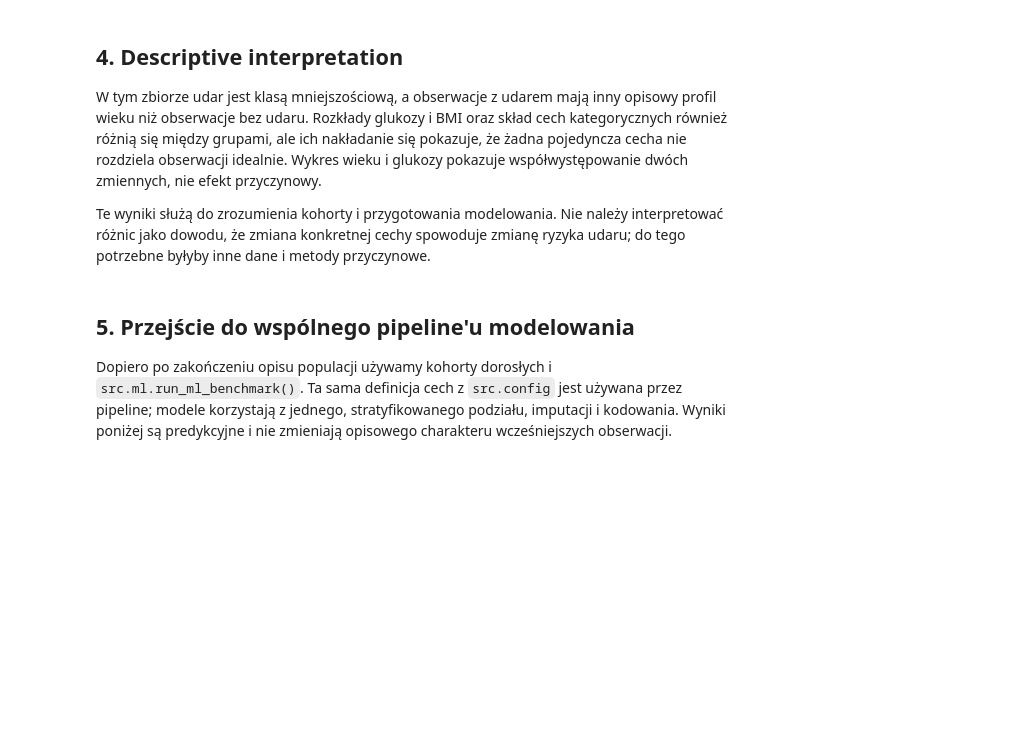
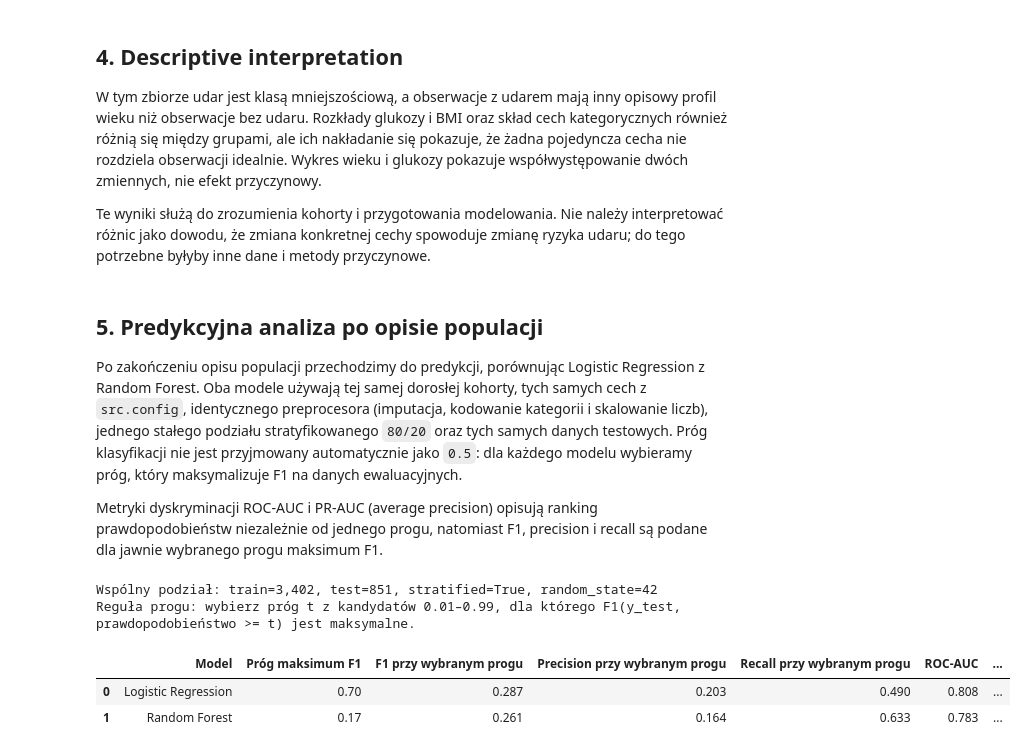
Before and after one commit to AntoniEntrepreneur/MedycznaAnaliza, a Jupyter notebook: notebooks/stroke_risk_analysis.ipynb, the cells around one changed output. Cells and saved outputs as stored; diff of their text form; code cells hidden in the pictures; blank space fills up the shorter version.

```diff
--- a/notebooks/stroke_risk_analysis.ipynb
+++ b/notebooks/stroke_risk_analysis.ipynb
@@ -223,13 +276,45 @@ W tym zbiorze udar jest klasą mniejszościową, a obserwacje z udarem mają inn
 
 Te wyniki służą do zrozumienia kohorty i przygotowania modelowania. Nie należy interpretować różnic jako dowodu, że zmiana konkretnej cechy spowoduje zmianę ryzyka udaru; do tego potrzebne byłyby inne dane i metody przyczynowe.
 # %% [markdown]
-## 5. Przejście do wspólnego pipeline'u modelowania
+## 5. Predykcyjna analiza po opisie populacji
 
-Dopiero po zakończeniu opisu populacji używamy kohorty dorosłych i `src.ml.run_ml_benchmark()`. Ta sama definicja cech z `src.config` jest używana przez pipeline; modele korzystają z jednego, stratyfikowanego podziału, imputacji i kodowania. Wyniki poniżej są predykcyjne i nie zmieniają opisowego charakteru wcześniejszych obserwacji.
+Po zakończeniu opisu populacji przechodzimy do predykcji, porównując Logistic Regression z Random Forest. Oba modele używają tej samej dorosłej kohorty, tych samych cech z `src.config`, identycznego preprocesora (imputacja, kodowanie kategorii i skalowanie liczb), jednego stałego podziału stratyfikowanego `80/20` oraz tych samych danych testowych. Próg klasyfikacji nie jest przyjmowany automatycznie jako `0.5`: dla każdego modelu wybieramy próg, który maksymalizuje F1 na danych ewaluacyjnych.
+
+Metryki dyskryminacji ROC-AUC i PR-AUC (average precision) opisują ranking prawdopodobieństw niezależnie od jednego progu, natomiast F1, precision i recall są podane dla jawnie wybranego progu maksimum F1.
 # %%
-# Benchmark wspólnego pipeline'u: Logistic Regression i Random Forest
-benchmark = run_ml_benchmark(adult_df, test_size=0.20, random_state=RANDOM_STATE)
+# Porównanie modeli na tym samym, stałym podziale stratyfikowanym
+# Kohorta jest odtwarzana tutaj jawnie, aby sekcja predykcyjna miała komplet wejść w swoim liniowym przebiegu.
+adult_model_df = curate_stroke_data(raw_df, remove_other_gender=True, age_threshold=18.0).adult
+benchmark = run_ml_benchmark(adult_model_df, test_size=0.20, random_state=RANDOM_STATE)
 model_results = benchmark["results"].copy()
 model_results["threshold"] = model_results["threshold"].round(3)
-model_results[["model", "threshold", "f1", "precision", "recall"]]
+model_results["f1"] = model_results["f1"].round(3)
+model_results["precision"] = model_results["precision"].round(3)
+model_results["recall"] = model_results["recall"].round(3)
+model_results["roc_auc"] = model_results["roc_auc"].round(3)
+model_results["average_precision"] = model_results["average_precision"].round(3)
+
+split = benchmark["train_test_split"]
+print(
+    f"Wspólny podział: train={split['n_train']:,}, test={split['n_test']:,}, "
+    f"stratified={split['stratified']}, random_state={split['random_state']}"
+)
+print("Reguła progu: wybierz próg t z kandydatów 0.01–0.99, dla którego F1(y_test, prawdopodobieństwo >= t) jest maksymalne.")
+display(model_results[[
+    "model", "threshold", "f1", "precision", "recall", "roc_auc", "average_precision"
+]].rename(columns={
+    "model": "Model",
+    "threshold": "Próg maksimum F1",
+    "f1": "F1 przy wybranym progu",
+    "precision": "Precision przy wybranym progu",
+    "recall": "Recall przy wybranym progu",
+    "roc_auc": "ROC-AUC",
+    "average_precision": "PR-AUC (average precision)",
+}))
+# %% [output]
+Wspólny podział: train=3,402, test=851, stratified=True, random_state=42
+Reguła progu: wybierz próg t z kandydatów 0.01–0.99, dla którego F1(y_test, prawdopodobieństwo >= t) jest maksymalne.
+|  | Model | Próg maksimum F1 | F1 przy wybranym progu | Precision przy wybranym progu | Recall przy wybranym progu | ROC-AUC | ... |
+| 0 | Logistic Regression | 0.70 | 0.287 | 0.203 | 0.490 | 0.808 | ... |
+| 1 | Random Forest | 0.17 | 0.261 | 0.164 | 0.633 | 0.783 | ... |
 # %%
```
Also changed, not shown: parts of 13 cells of this notebook, 1 other file.
